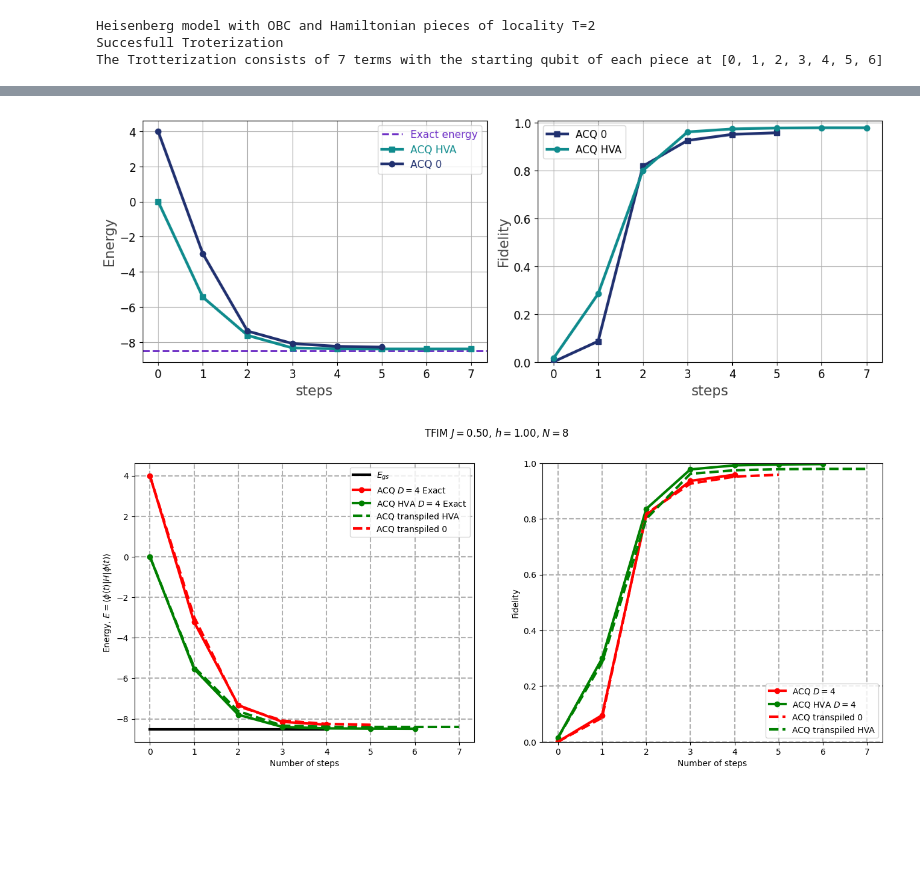
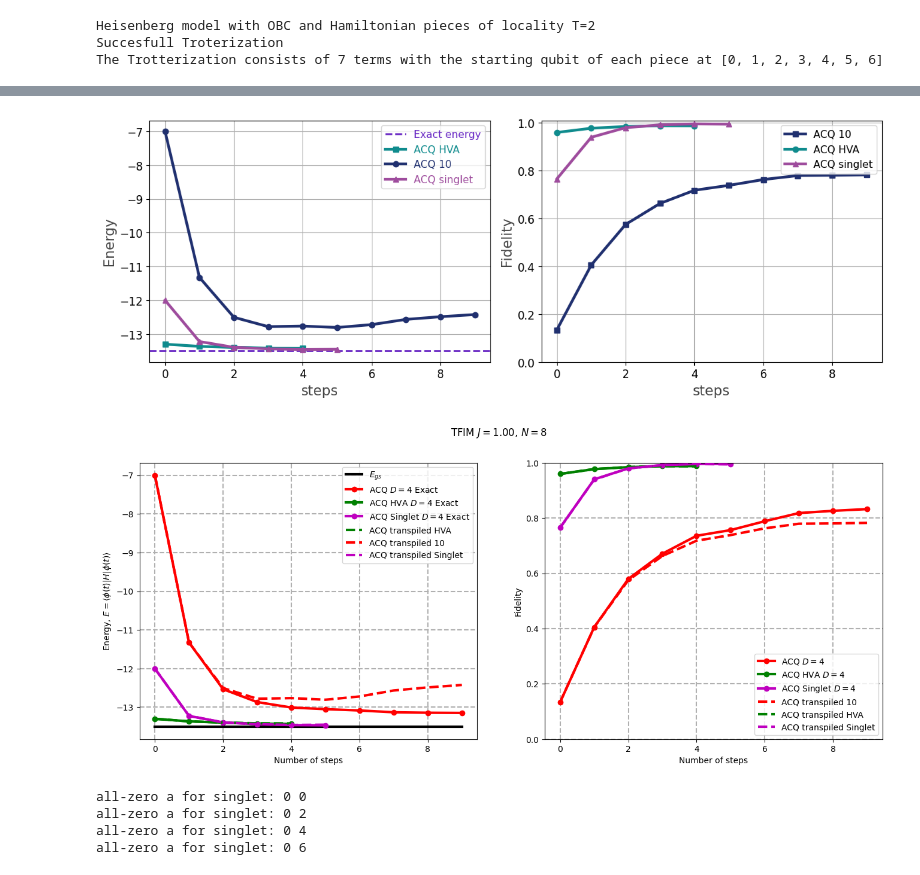
Before and after one commit to LucaYoy/ACQ, a Jupyter notebook: DBF/example_Heisenberg_DBF.ipynb, the cells around one changed output, grey strips where cells are left out. Drawn from its saved outputs; the diff is of its cells as text; code cells hidden in the pictures; blank space fills up the shorter version.

Commit message:
ran Heisenberg initial plots and data

```diff
--- a/DBF/example_Heisenberg_DBF.ipynb
+++ b/DBF/example_Heisenberg_DBF.ipynb
@@ -231,6 +230,7 @@ import Hamiltonian as ham
 import Evolution as evol
 from run_qite import get_statevector
 
+T=2
 H_acq, H_trot = ham.Heisenberg(J, n_qubits, sparse=True) #T=2
 
 qc_hva = state_prep_hva().qs.compile()
@@ -241,7 +241,7 @@ psi_0_hva = sp.csc_matrix(get_statevector(qc_hva, n_qubits).reshape(-1,1))
 psi_0_singlet = sp.csc_matrix(np.real_if_close(get_statevector(qc_singlet, n_qubits).reshape(-1,1)))
 psi_0_10 = sp.csc_matrix(np.real_if_close(get_statevector(qc_10, n_qubits).reshape(-1,1)))
 
-D = 2
+D = 4
 dt = 0.1
 N = 50
 # %% [output]
@@ -338,13 +409,6 @@ with open(f'Heisenberg_N{n_qubits}_J{J}_ACQ_D{D}_results.pkl', 'rb') as f:
     circuit_data_acq = pickle.load(f)
 # %%
 from run_qite import get_statevector,compute_moments
-
-energies_acq_0 = [compute_moments(get_statevector(circuit_data_acq['0']['circuits'][step],n_qubits),H_acq)[0] for step in range(steps_acq_0+1)]
-fidelities_acq_0 = [fidelity_pure(psigs, get_statevector(circuit_data_acq['0']['circuits'][step],n_qubits).reshape(-1,1)) for step in range(steps_acq_0+1)]
-
-energies_acq_hva = [compute_moments(get_statevector(circuit_data_acq['hva']['circuits'][step],n_qubits),H_acq)[0] for step in range(steps_acq_hva+1)]
-fidelities_acq_hva = [fidelity_pure(psigs, get_statevector(circuit_data_acq['hva']['circuits'][step],n_qubits).reshape(-1,1)) for step in range(steps_acq_hva+1)]
-
 
 fig, (ax1, ax2) = plt.subplots(1, 2, figsize=(12, 4.5))
 # Energy plot
@@ -352,7 +416,8 @@ ax1.set_xlabel('steps', fontsize=15, color='#444444')
 ax1.set_ylabel('Energy', fontsize=15, color='#444444')
 ax1.axhline(y=E_gs, color='#6929C4', linestyle='--', linewidth=2, label='Exact energy')
 ax1.plot(range(steps_acq_hva+1), energies_acq_hva, c='#0f8b8d', marker='s', linestyle='solid', linewidth=3, zorder=3, label='ACQ HVA')
-ax1.plot(range(steps_acq_0+1), energies_acq_0, c='#20306f', marker='o', linestyle='solid', linewidth=3, zorder=3, label='ACQ 0')
+ax1.plot(range(steps_acq_10+1), energies_acq_10, c='#20306f', marker='o', linestyle='solid', linewidth=3, zorder=3, label='ACQ 10')
+ax1.plot(range(steps_acq_singlet+1), energies_acq_singlet, c='#9e4c9d', marker='^', linestyle='solid', linewidth=3, zorder=3, label='ACQ singlet')
 ax1.legend(fontsize=11, labelcolor='linecolor')
 ax1.tick_params(axis='both', labelsize=12)
 ax1.grid()
@@ -360,8 +425,9 @@ ax1.grid()
 # Fidelity plot
 ax2.set_xlabel('steps', fontsize=15, color='#444444')
 ax2.set_ylabel('Fidelity', fontsize=15, color='#444444')
-ax2.plot(range(steps_acq_0+1), fidelities_acq_0, c='#20306f', marker='s', linestyle='solid', linewidth=3, zorder=3, label='ACQ 0')
+ax2.plot(range(steps_acq_10+1), fidelities_acq_10, c='#20306f', marker='s', linestyle='solid', linewidth=3, zorder=3, label='ACQ 10')
 ax2.plot(range(steps_acq_hva+1), fidelities_acq_hva, c='#0f8b8d', marker='o', linestyle='solid', linewidth=3, zorder=3, label='ACQ HVA')
+ax2.plot(range(steps_acq_singlet+1), fidelities_acq_singlet, c='#9e4c9d', marker='^', linestyle='solid', linewidth=3, zorder=3, label='ACQ singlet')
 ax2.set_ylim(0.0, 1.01)
 ax2.legend(fontsize=11, loc='upper right')
 ax2.set_ylim(0.0, 1.01)
@@ -373,44 +439,63 @@ plt.savefig(f'Heisenberg_N{n_qubits}_J{J}_ACQ_D{D}_results.png', dpi=300, bbox_i
 plt.tight_layout()
 plt.show()
 # %% [output]
-[figure, old version]
+[figure, new version]
 # %%
-F_ACQ_0=np.zeros(N+1)
+F_ACQ_10=np.zeros(N+1)
 for i in range(N+1):
-    F_ACQ_0[i]=fidelity_pure(psigs,psi_ACQ_0[:,i].todense())
+    F_ACQ_10[i]=fidelity_pure(psigs,psi_ACQ_10[:,i].todense())
 
 F_ACQ_hva=np.zeros(N+1)
 for i in range(N+1):
     F_ACQ_hva[i]=fidelity_pure(psigs,psi_ACQ_hva[:,i].todense())
 
+F_ACQ_singlet=np.zeros(N+1)
+for i in range(N+1):
+    F_ACQ_singlet[i]=fidelity_pure(psigs,psi_ACQ_singlet[:,i].todense())
+
 plt.figure(figsize=(16, 6))
 
-plt.suptitle("Heisenberg $J=%.2f$, $h=%.2f$, $N=%d$"%(J,n_qubits))
+plt.suptitle("TFIM $J=%.2f$, $N=%d$"%(J,n_qubits))
 plt.subplot(1,2,1)
-plt.plot(range(steps_acq_0),[E_gs]*steps_acq_0,'-k',linewidth=3,label='$E_{gs}$')
-plt.plot(range(steps_acq_0),E_ACQ_0[indx_acq_0],'-ro',linewidth=3,label='ACQ $D=%d$ Exact'%D)
-plt.plot(range(steps_acq_hva),E_ACQ_hva[indx_acq_hva],'-go',linewidth=3,label='ACQ HVA $D=%d$ Exact'%D)
+plt.plot(range(len(indx_acq_10)),[E_gs]*len(indx_acq_10),'-k',linewidth=3,label='$E_{gs}$')
+plt.plot(range(len(indx_acq_10)),E_ACQ_10[indx_acq_10],'-ro',linewidth=3,label='ACQ $D=%d$ Exact'%D)
+plt.plot(range(len(indx_acq_hva)),E_ACQ_hva[indx_acq_hva],'-go',linewidth=3,label='ACQ HVA $D=%d$ Exact'%D)
+plt.plot(range(len(indx_acq_singlet)),E_ACQ_singlet[indx_acq_singlet],'-mo',linewidth=3,label='ACQ Singlet $D=%d$ Exact'%D)
 plt.plot(range(steps_acq_hva+1), energies_acq_hva, c='g', marker='', linestyle='dashed', linewidth=3, zorder=3, label='ACQ transpiled HVA')
-plt.plot(range(steps_acq_0+1), energies_acq_0, c='r', marker='', linestyle='dashed', linewidth=3, zorder=3, label='ACQ transpiled 0')
+plt.plot(range(steps_acq_10+1), energies_acq_10, c='r', marker='', linestyle='dashed', linewidth=3, zorder=3, label='ACQ transpiled 10')
+plt.plot(range(steps_acq_singlet+1), energies_acq_singlet, c='m', marker='', linestyle='dashed', linewidth=3, zorder=3, label='ACQ transpiled Singlet')
 
 plt.xlabel("Number of steps")
 plt.ylabel("Energy, $E=\\langle \\phi(t)|H|\\phi(t)\\rangle$")
 #plt.yticks(np.arange(-12, 10, step=4))
 plt.legend()
 plt.grid(linestyle = '--', linewidth = 1.5)
 
 
 plt.subplot(1,2,2)
-plt.plot(range(len(indx_acq_0)),F_ACQ_0[indx_acq_0],'-ro',linewidth=3,label='ACQ $D=%d$'%D)
+plt.plot(range(len(indx_acq_10)),F_ACQ_10[indx_acq_10],'-ro',linewidth=3,label='ACQ $D=%d$'%D)
 plt.plot(range(len(indx_acq_hva)),F_ACQ_hva[indx_acq_hva],'-go',linewidth=3,label='ACQ HVA $D=%d$'%D)
-plt.plot(range(steps_acq_0+1), fidelities_acq_0, c='r', marker='', linestyle='dashed', linewidth=3, zorder=3, label='ACQ transpiled 0')
+plt.plot(range(len(indx_acq_singlet)),F_ACQ_singlet[indx_acq_singlet],'-mo',linewidth=3,label='ACQ Singlet $D=%d$'%D)
+plt.plot(range(steps_acq_10+1), fidelities_acq_10, c='r', marker='', linestyle='dashed', linewidth=3, zorder=3, label='ACQ transpiled 10')
 plt.plot(range(steps_acq_hva+1), fidelities_acq_hva, c='g', marker='', linestyle='dashed', linewidth=3, zorder=3, label='ACQ transpiled HVA')
+plt.plot(range(steps_acq_singlet+1), fidelities_acq_singlet, c='m', marker='', linestyle='dashed', linewidth=3, zorder=3, label='ACQ transpiled Singlet')
 plt.xlabel("Number of steps")
 plt.ylabel("Fidelity")
 plt.ylim(0,1)
 plt.legend()
 plt.grid(linestyle = '--', linewidth = 1.5)
 
-#plt.savefig(f'EXACT_VS_TRANSPILED_Heisenberg_N{n_qubits}_J{J}_steps{steps_acq_0}_ACQ_D{D}_results.png', dpi=300, bbox_inches='tight')
+plt.savefig(f'EXACT_VS_TRANSPILED_HEISENBERG_N{n_qubits}_J{J}_ACQ_D{D}_results.png', dpi=300, bbox_inches='tight')
 # %% [output]
-[figure, old version]
+[figure, new version]
+# %%
+# Diagnostics: locate empty ACQ coefficient blocks (singlet)
+for step in range(len(a_acq_singlet)):
+    for k in range(a_acq_singlet[step].shape[0]):
+        if np.all(np.abs(a_acq_singlet[step][k, :]) <= 1e-10):
+            print("all-zero a for singlet:", step, k)
+# %% [output]
+all-zero a for singlet: 0 0
+all-zero a for singlet: 0 2
+all-zero a for singlet: 0 4
+all-zero a for singlet: 0 6
```
Also changed, not shown: parts of 11 cells of this notebook, 4 other files.
